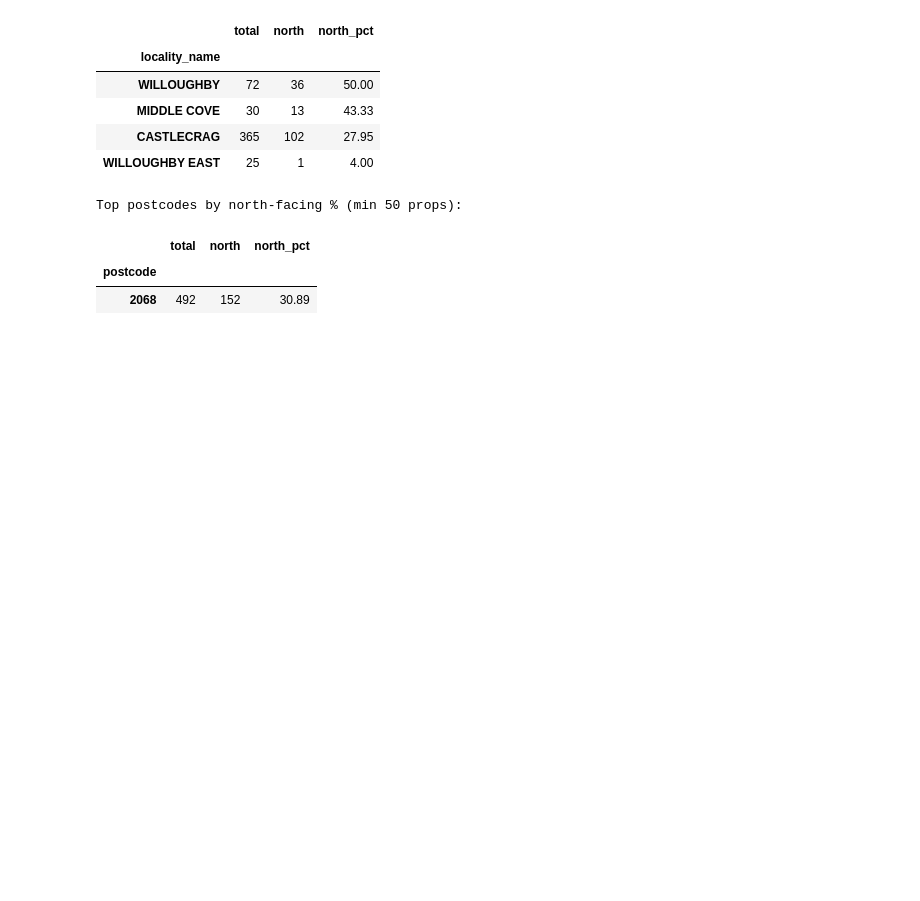
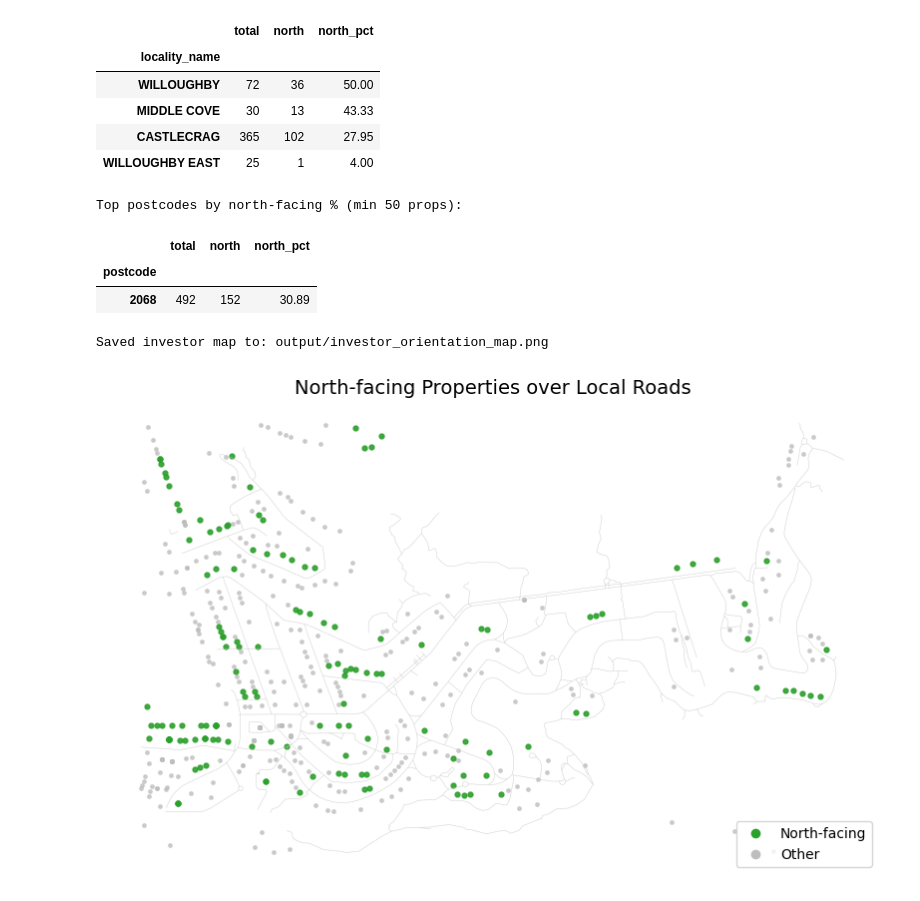
Before and after one commit to z4nse/microburbs-coding, a Jupyter notebook: property_orientation.ipynb, the cells around one changed output. Drawn from its saved outputs; the diff is of its cells as text; code cells hidden in the pictures; blank space fills up the shorter version.

```diff
--- a/property_orientation.ipynb
+++ b/property_orientation.ipynb
@@ -334,3 +334,56 @@ Top postcodes by north-facing % (min 50 props):
 |  | total | north | north_pct |
 | postcode |  |  |  |
 | 2068 | 492 | 152 | 30.89 |
+# %%
+# Investor-ready map: highlight north-facing properties over roads
+import geopandas as gpd
+import matplotlib.pyplot as plt
+from matplotlib.lines import Line2D
+
+# Build points GeoDataFrame from `out`
+gdf_out = gpd.GeoDataFrame(
+    out.copy(),
+    geometry=gpd.points_from_xy(out['lon'], out['lat']),
+    crs='EPSG:4326'
+)
+
+# Load roads from gpkg (single combined layer)
+try:
+    roads_plot = gpd.read_file(ROADS_GPKG)
+    roads_plot = roads_plot[roads_plot.geometry.notna()]
+    roads_plot = roads_plot.to_crs('EPSG:4326')
+except Exception:
+    roads_plot = None
+
+north_mask = gdf_out['orientation_cardinal'] == 'N'
+pts_n = gdf_out[north_mask]
+pts_other = gdf_out[~north_mask]
+
+fig, ax = plt.subplots(figsize=(10, 10))
+if roads_plot is not None and not roads_plot.empty:
+    roads_plot.plot(ax=ax, linewidth=0.3, color='#c7c7c7')
+
+# Plot others first (light gray), then north (green)
+if not pts_other.empty:
+    pts_other.plot(ax=ax, markersize=6, color='#bdbdbd', alpha=0.7)
+if not pts_n.empty:
+    pts_n.plot(ax=ax, markersize=12, color='#2ca02c', alpha=0.9)
+
+ax.set_title('North-facing Properties over Local Roads', fontsize=14)
+ax.set_axis_off()
+
+# Legend
+legend_elems = [
+    Line2D([0], [0], marker='o', color='w', label='North-facing', markerfacecolor='#2ca02c', markersize=8),
+    Line2D([0], [0], marker='o', color='w', label='Other', markerfacecolor='#bdbdbd', markersize=8),
+]
+ax.legend(handles=legend_elems, loc='lower right')
+
+# Save
+OUTPUT_CSV.parent.mkdir(parents=True, exist_ok=True)
+img_path = OUTPUT_CSV.parent / 'investor_orientation_map.png'
+plt.savefig(img_path, dpi=200, bbox_inches='tight', facecolor='white')
+print(f'Saved investor map to: {img_path}')
+# %% [output]
+Saved investor map to: output/investor_orientation_map.png
+[figure, added]
```
Also changed, not shown: 1 other file.
